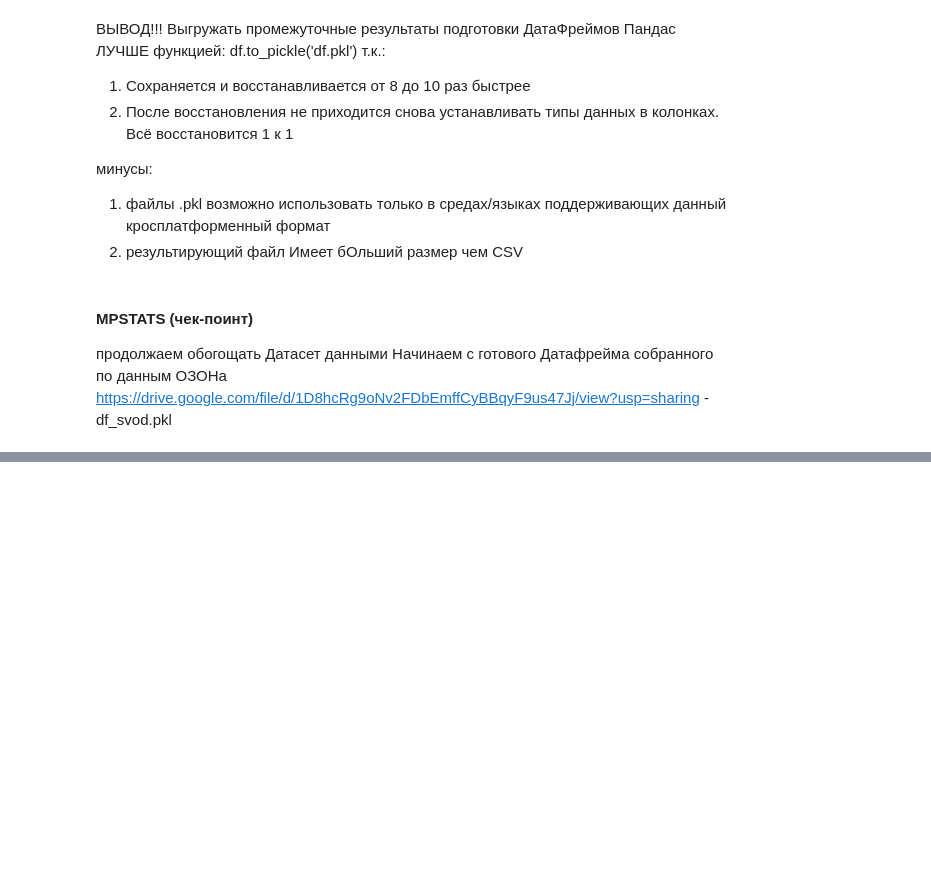
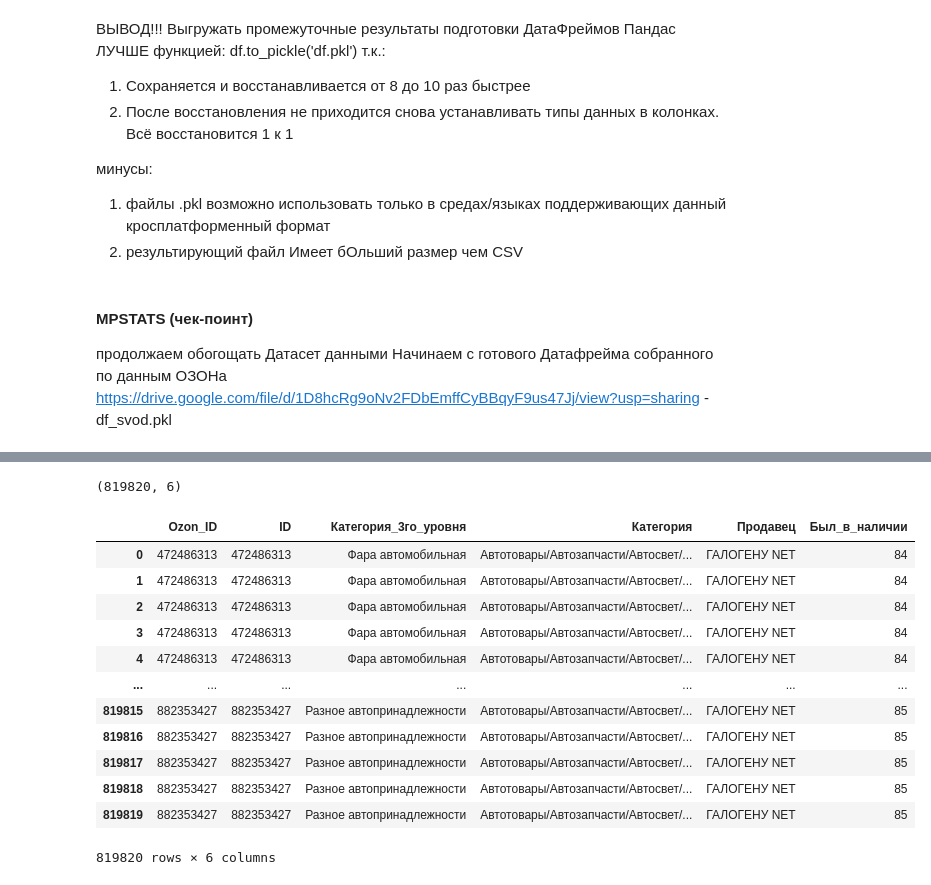
Before and after one commit to Untick/Marketplaces, a Jupyter notebook: 3_svod_DataSet.ipynb, the cells around one changed output, grey strips where cells are left out. Saved outputs shown, nothing was run; the diff lists cells and outputs as text; code cells hidden in the pictures; blank space fills up the shorter version.

```diff
--- a/3_svod_DataSet.ipynb
+++ b/3_svod_DataSet.ipynb
@@ -1313,0 +1711,5 @@ df = pd.read_pickle("/content/df_svod.pkl")
+# %%
+dfb['ID'] = dfb['Ozon_ID'] # чисто для визуальной сверки
+# %%
+# Меняем местами колонки как нам удобно
+dfb = dfb.reindex(columns=['Ozon_ID', 'ID', 'Категория','Продавец', 'Был_в_наличии'])
@@ -1313,0 +1732,26 @@ df = pd.read_pickle("/content/df_svod.pkl")
+# %%
+##!!!
+#Данный способ, почему-то приводит к увеличению базы, хотя должно быть уменьшение при таком типе объединения. Чудесатые чудеса
+df1 = pd.merge(dfb,dfs, on='Ozon_ID', how='inner')
+df1.shape
+# %% [output]
+(819820, 6)
+# %%
+# Меняем местами колонки как нам удобно
+df1 = df1.reindex(columns=['Ozon_ID', 'ID', 'Категория_3го_уровня', 'Категория','Продавец', 'Был_в_наличии'])
+# %%
+df1
+# %% [output]
+|  | Ozon_ID | ID | Категория_3го_уровня | Категория | Продавец | Был_в_наличии |
+| 0 | 472486313 | 472486313 | Фара автомобильная | Автотовары/Автозапчасти/Автосвет/... | ГАЛОГЕНУ NET | 84 |
+| 1 | 472486313 | 472486313 | Фара автомобильная | Автотовары/Автозапчасти/Автосвет/... | ГАЛОГЕНУ NET | 84 |
+| 2 | 472486313 | 472486313 | Фара автомобильная | Автотовары/Автозапчасти/Автосвет/... | ГАЛОГЕНУ NET | 84 |
+| 3 | 472486313 | 472486313 | Фара автомобильная | Автотовары/Автозапчасти/Автосвет/... | ГАЛОГЕНУ NET | 84 |
+| 4 | 472486313 | 472486313 | Фара автомобильная | Автотовары/Автозапчасти/Автосвет/... | ГАЛОГЕНУ NET | 84 |
+| ... | ... | ... | ... | ... | ... | ... |
+| 819815 | 882353427 | 882353427 | Разное автопринадлежности | Автотовары/Автозапчасти/Автосвет/... | ГАЛОГЕНУ NET | 85 |
+| 819816 | 882353427 | 882353427 | Разное автопринадлежности | Автотовары/Автозапчасти/Автосвет/... | ГАЛОГЕНУ NET | 85 |
+| 819817 | 882353427 | 882353427 | Разное автопринадлежности | Автотовары/Автозапчасти/Автосвет/... | ГАЛОГЕНУ NET | 85 |
+| 819818 | 882353427 | 882353427 | Разное автопринадлежности | Автотовары/Автозапчасти/Автосвет/... | ГАЛОГЕНУ NET | 85 |
+| 819819 | 882353427 | 882353427 | Разное автопринадлежности | Автотовары/Автозапчасти/Автосвет/... | ГАЛОГЕНУ NET | 85 |
+819820 rows × 6 columns
```
Also changed, not shown: parts of 89 cells of this notebook.
